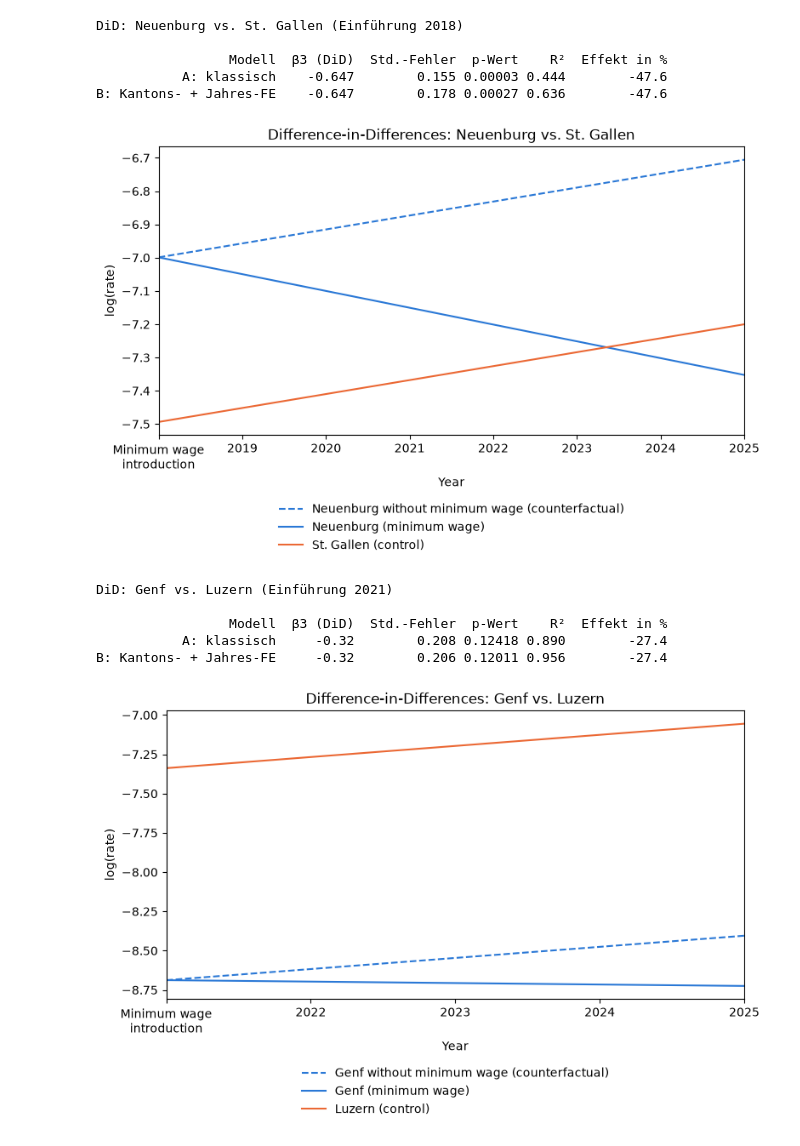
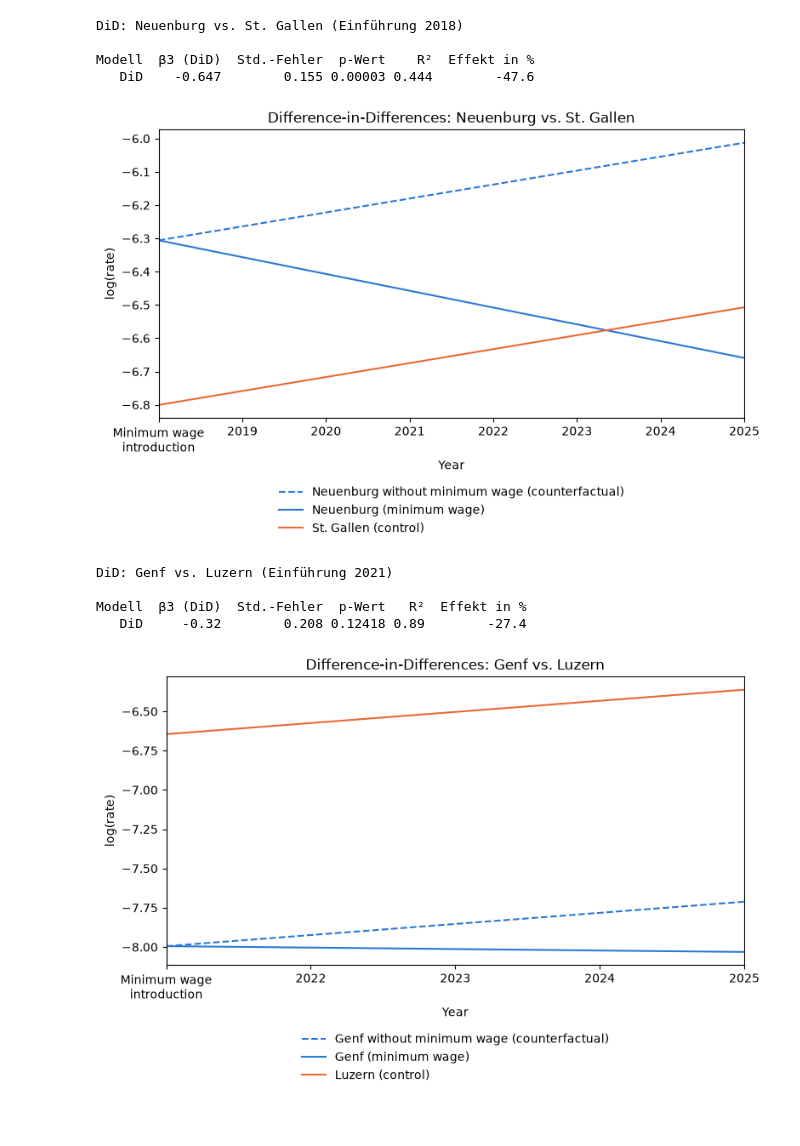
Before and after one commit to GianlucaZumbuehl/Python-Project-HS26-Criminality-and-Minimum-Wage, a Jupyter notebook: Group_project_part_caner/DiD.ipynb, the cells around one changed output. Cells and saved outputs as stored; diff of their text form; code cells hidden in the pictures.

Commit message:
DiD with correct Crime_Pop_clean

```diff
--- a/Group_project_part_caner/DiD.ipynb
+++ b/Group_project_part_caner/DiD.ipynb
@@ -106,7 +105,7 @@ EINFUEHRUNG        = 2018          # erstes volles Jahr mit Mindestlohn
 # =============================================================
 # 2. Daten laden und vorbereiten
 # =============================================================
-df = pd.read_csv("Crime_Pop_clean_copy.csv")
+df = pd.read_csv("Crime_Pop_clean_copy2.csv")
 d = df[df["Canton"].isin([MINDESTLOHN_KANTON, KONTROLL_KANTON])].copy()
 
 # Outcome: log der Rate (Beschuldigte / Bevölkerung)
@@ -125,17 +124,17 @@ mA = smf.ols("log_rate ~ Treat + After + Treat:After", data=d).fit(cov_type="HC1
 
 # Variante B: mit Kantons- und Jahres-Fixed-Effects
 #   Treat -> C(Canton), After -> C(Year)
-mB = smf.ols("log_rate ~ Treat:After + C(Canton) + C(Year)", data=d).fit(cov_type="HC1")
+#mB = smf.ols("log_rate ~ Treat:After + C(Canton) + C(Year)", data=d).fit(cov_type="HC1")
 
 # =============================================================
 # 4. Ergebnisse
 # =============================================================
 ergebnis = pd.DataFrame({
-    "Modell": ["A: klassisch", "B: Kantons- + Jahres-FE"],
-    "β3 (DiD)": [mA.params["Treat:After"], mB.params["Treat:After"]],
-    "Std.-Fehler": [mA.bse["Treat:After"], mB.bse["Treat:After"]],
-    "p-Wert": [mA.pvalues["Treat:After"], mB.pvalues["Treat:After"]],
-    "R²": [mA.rsquared, mB.rsquared],
+    "Modell": ["DiD"], #"B: Kantons- + Jahres-FE"],
+    "β3 (DiD)": [mA.params["Treat:After"]],# mB.params["Treat:After"]],
+    "Std.-Fehler": [mA.bse["Treat:After"]],# mB.bse["Treat:After"]],
+    "p-Wert": [mA.pvalues["Treat:After"]],# mB.pvalues["Treat:After"]],
+    "R²": [mA.rsquared],# mB.rsquared],
 })
 ergebnis["Effekt in %"] = (np.exp(ergebnis["β3 (DiD)"]) - 1) * 100
 
@@ -143,9 +142,8 @@ print(f"DiD: {MINDESTLOHN_KANTON} vs. {KONTROLL_KANTON} (Einführung {EINFUEHRUN
 print(ergebnis.round({"β3 (DiD)": 3, "Std.-Fehler": 3, "p-Wert": 5, "R²": 3, "Effekt in %": 1})
       .to_string(index=False))
 
-# =============================================================
-# 5. Grafik
-# =============================================================
+import matplotlib.pyplot as plt
+
 b0, b1, b2, b3 = mA.params[["Intercept", "Treat", "After", "Treat:After"]]
 
 # x-Achse: vom Einführungsjahr bis zum letzten Jahr in den Daten
@@ -177,9 +175,8 @@ plt.show()
 # %% [output]
 DiD: Neuenburg vs. St. Gallen (Einführung 2018)
 
-                 Modell  β3 (DiD)  Std.-Fehler  p-Wert    R²  Effekt in %
-           A: klassisch    -0.647        0.155 0.00003 0.444        -47.6
-B: Kantons- + Jahres-FE    -0.647        0.178 0.00027 0.636        -47.6
+Modell  β3 (DiD)  Std.-Fehler  p-Wert    R²  Effekt in %
+   DiD    -0.647        0.155 0.00003 0.444        -47.6
 [figure]
 # %%
 ##Genf - Luzern
@@ -199,7 +196,7 @@ EINFUEHRUNG        = 2021          # erstes volles Jahr mit Mindestlohn
 # =============================================================
 # 2. Daten laden und vorbereiten
 # =============================================================
-df = pd.read_csv("Crime_Pop_clean_copy.csv")
+df = pd.read_csv("Crime_Pop_clean_copy2.csv")
 d = df[df["Canton"].isin([MINDESTLOHN_KANTON, KONTROLL_KANTON])].copy()
 
 # Outcome: log der Rate (Beschuldigte / Bevölkerung)
@@ -218,17 +215,17 @@ mA = smf.ols("log_rate ~ Treat + After + Treat:After", data=d).fit(cov_type="HC1
 
 # Variante B: mit Kantons- und Jahres-Fixed-Effects
 #   Treat -> C(Canton), After -> C(Year)
-mB = smf.ols("log_rate ~ Treat:After + C(Canton) + C(Year)", data=d).fit(cov_type="HC1")
+#mB = smf.ols("log_rate ~ Treat:After + C(Canton) + C(Year)", data=d).fit(cov_type="HC1")
 
 # =============================================================
 # 4. Ergebnisse
 # =============================================================
 ergebnis = pd.DataFrame({
-    "Modell": ["A: klassisch", "B: Kantons- + Jahres-FE"],
-    "β3 (DiD)": [mA.params["Treat:After"], mB.params["Treat:After"]],
-    "Std.-Fehler": [mA.bse["Treat:After"], mB.bse["Treat:After"]],
-    "p-Wert": [mA.pvalues["Treat:After"], mB.pvalues["Treat:After"]],
-    "R²": [mA.rsquared, mB.rsquared],
+    "Modell": ["DiD"], #"B: Kantons- + Jahres-FE"],
+    "β3 (DiD)": [mA.params["Treat:After"]],# mB.params["Treat:After"]],
+    "Std.-Fehler": [mA.bse["Treat:After"]],# mB.bse["Treat:After"]],
+    "p-Wert": [mA.pvalues["Treat:After"]],# mB.pvalues["Treat:After"]],
+    "R²": [mA.rsquared],# mB.rsquared],
 })
 ergebnis["Effekt in %"] = (np.exp(ergebnis["β3 (DiD)"]) - 1) * 100
 
@@ -236,41 +233,39 @@ print(f"DiD: {MINDESTLOHN_KANTON} vs. {KONTROLL_KANTON} (Einführung {EINFUEHRUN
 print(ergebnis.round({"β3 (DiD)": 3, "Std.-Fehler": 3, "p-Wert": 5, "R²": 3, "Effekt in %": 1})
       .to_string(index=False))
 
-# =============================================================
-# 5. Grafik
-# =============================================================
+import matplotlib.pyplot as plt
+
 b0, b1, b2, b3 = mA.params[["Intercept", "Treat", "After", "Treat:After"]]
 
 # x-Achse: vom Einführungsjahr bis zum letzten Jahr in den Daten
 jahre = list(range(EINFUEHRUNG, d["Year"].max() + 1))
 x = [jahre[0], jahre[-1]]
 
 treat      = [b0 + b1, b0 + b1 + b2 + b3]   # Mindestlohn-Kanton
 kontrolle  = [b0,      b0 + b2]             # Kontrollkanton
 kontrafakt = [b0 + b1, b0 + b1 + b2]        # Mindestlohn-Kanton ohne Mindestlohn
 
 plt.figure(figsize=(8, 5.5))
 plt.plot(x, kontrafakt, color="#2a78d6", linestyle="--",
          label=f"{MINDESTLOHN_KANTON} without minimum wage (counterfactual)")
 plt.plot(x, treat, color="#2a78d6", label=f"{MINDESTLOHN_KANTON} (minimum wage)")
 plt.plot(x, kontrolle, color="#eb6834", label=f"{KONTROLL_KANTON} (control)")
 
 beschriftung = ["Minimum wage\nintroduction"] + [str(j) for j in jahre[1:]]
 plt.xticks(jahre, beschriftung)
 plt.xlim(jahre[0], jahre[-1])
 plt.xlabel("Year")
 plt.ylabel("log(rate)")
 plt.title(f"Difference-in-Differences: {MINDESTLOHN_KANTON} vs. {KONTROLL_KANTON}")
 plt.legend(loc="upper center", bbox_to_anchor=(0.5, -0.2), frameon=False)
 plt.tight_layout()
 plt.show()
 
 # Für die ganze Tabelle eines Modells:
 # print(mA.summary())
 # %% [output]
 DiD: Genf vs. Luzern (Einführung 2021)
 
-                 Modell  β3 (DiD)  Std.-Fehler  p-Wert    R²  Effekt in %
-           A: klassisch     -0.32        0.208 0.12418 0.890        -27.4
-B: Kantons- + Jahres-FE     -0.32        0.206 0.12011 0.956        -27.4
+Modell  β3 (DiD)  Std.-Fehler  p-Wert   R²  Effekt in %
+   DiD     -0.32        0.208 0.12418 0.89        -27.4
-[figure, old version]
+[figure, new version]
```
Also changed, not shown: parts of 6 cells of this notebook, 1 other file.
